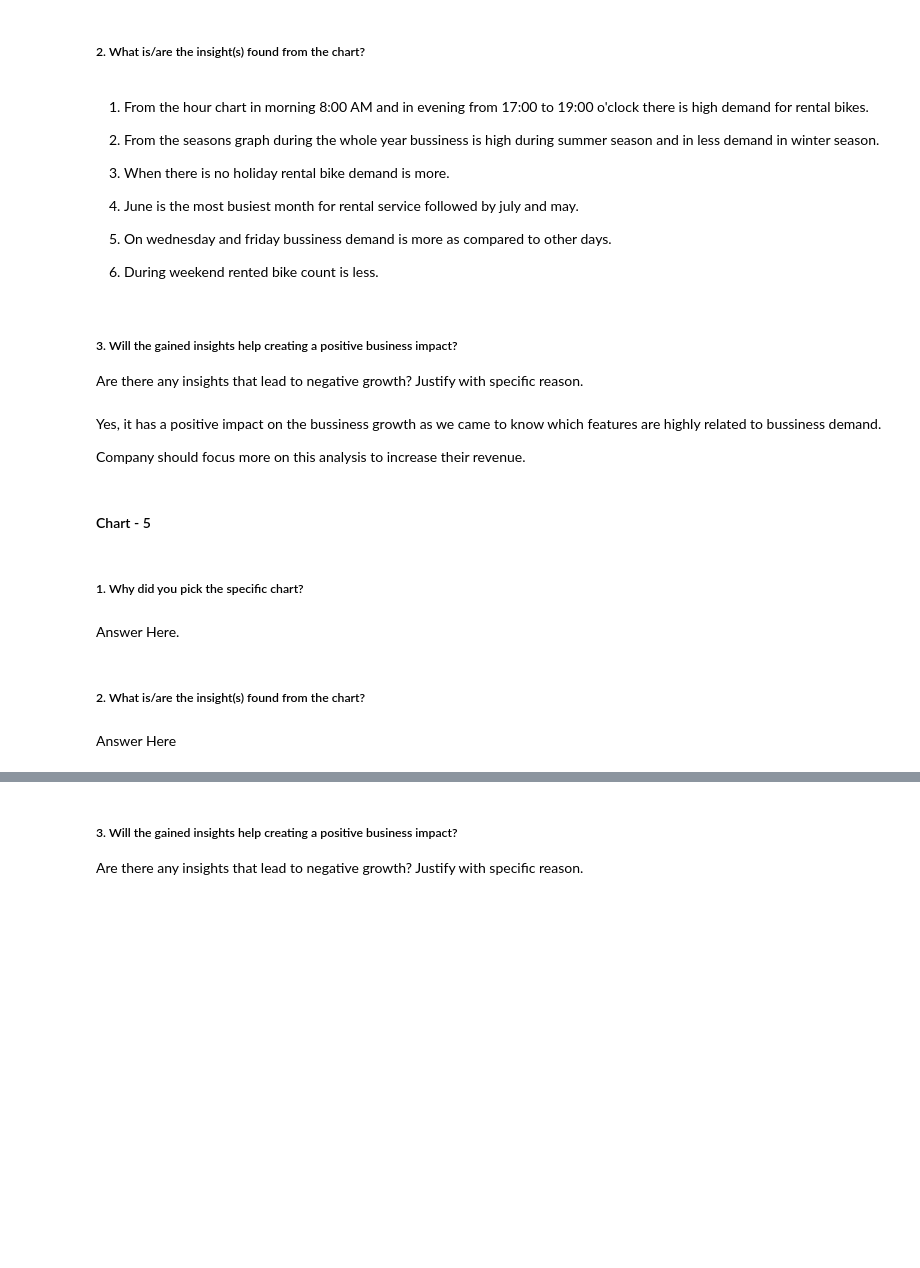
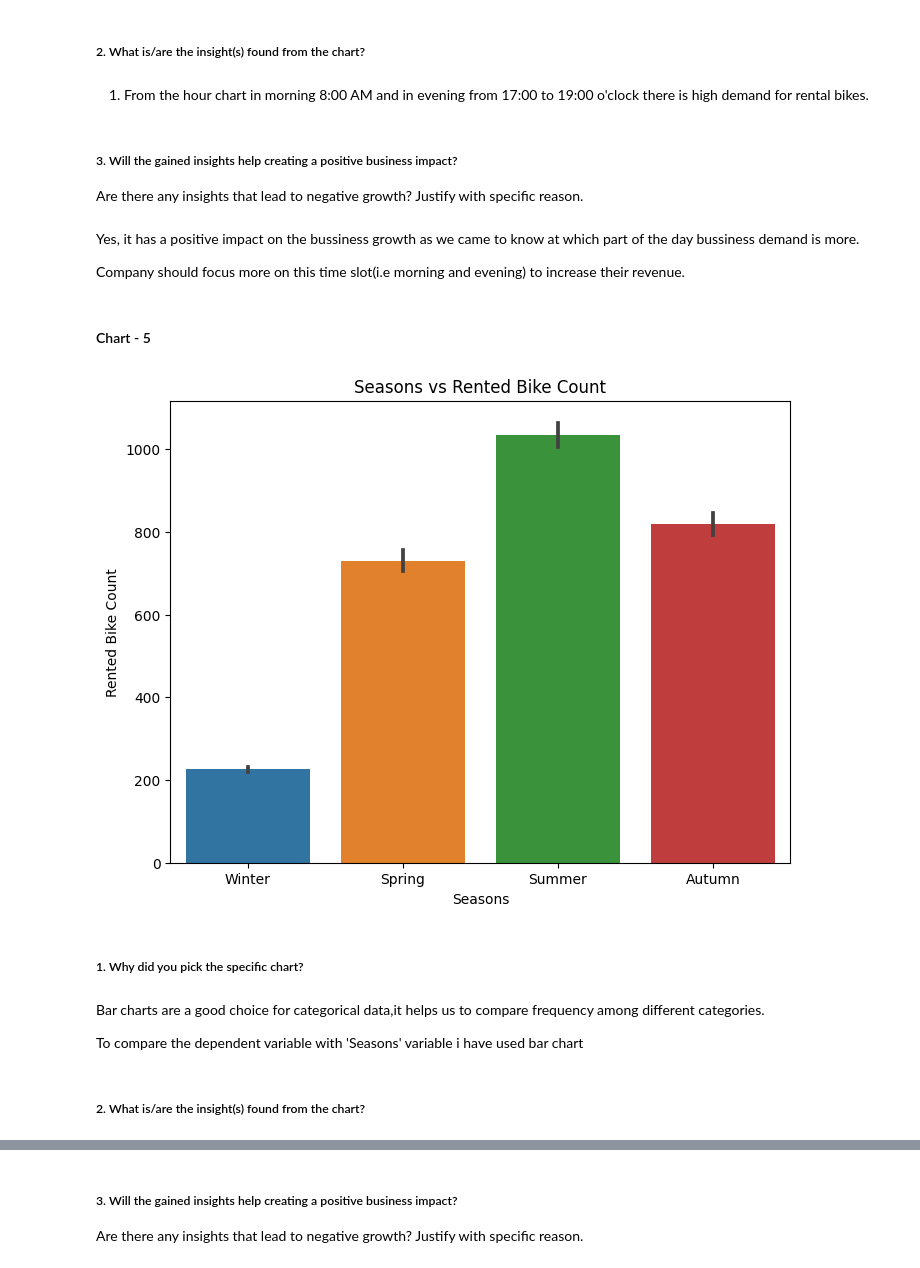
Before and after one commit to CoderSumanesh/Bike-Sharing-Demand-Prediction, a Jupyter notebook: Copy_of_Bike_Sharing_Demand_Prediction_ML_.ipynb, the cells around one changed output, grey strips where cells are left out. Cells and saved outputs as stored; diff of their text form; code cells hidden in the pictures; blank space fills up the shorter version.

```diff
--- a/Copy_of_Bike_Sharing_Demand_Prediction_ML_.ipynb
+++ b/Copy_of_Bike_Sharing_Demand_Prediction_ML_.ipynb
@@ -543,21 +545,12 @@ To compare the dependent variable with categorical variables i have used bar cha
 
 
 1. From the hour chart in  morning 8:00 AM and in evening from 17:00 to 19:00 o'clock there is high demand for rental bikes.
-2. From the seasons graph during the whole year bussiness is high during summer season and in less demand in winter season.
-
-3. When there is no holiday rental bike demand is more.
-
-4. June is the most busiest month for rental service followed by july and may.
-
-5. On wednesday and friday bussiness demand is more as compared to other days.
-
-6. During weekend rented bike count is less.
 # %% [markdown]
 ##### 3. Will the gained insights help creating a positive business impact?
 Are there any insights that lead to negative growth? Justify with specific reason.
 # %% [markdown]
-Yes, it has a positive impact on the bussiness growth as we came to know which features are highly related to bussiness demand.
+Yes, it has a positive impact on the bussiness growth as we came to know at which part of the day bussiness demand is more.
 
-Company should focus more on this analysis to increase their revenue.
+Company should focus more on this time slot(i.e morning and evening) to increase their revenue.
 # %% [markdown]
 #### Chart - 5
@@ -566,8 +557,19 @@ Company should focus more on this analysis to increase their revenue.
+# %%
+# Chart - 5 visualization code
+#Visualization of Dependent variable with 'Seasons' feature.
+plt.figure(figsize=(8,6))
+sns.barplot(x='Seasons',y=dependent_variable[0],data=new_df)
+plt.xlabel('Seasons')
+plt.ylabel(dependent_variable[0])
+plt.title('Seasons'+' vs '+ dependent_variable[0])
+plt.show()
+# %% [output]
+[figure, added]
 # %% [markdown]
 ##### 1. Why did you pick the specific chart?
-# %% [markdown]
-Answer Here.
+# %% [markdown]
+Bar charts are a good choice for categorical data,it helps us to compare frequency among different categories.
+
+To compare the dependent variable with 'Seasons' variable i have used bar chart
 # %% [markdown]
 ##### 2. What is/are the insight(s) found from the chart?
-# %% [markdown]
-Answer Here
```
Also changed, not shown: parts of 20 cells of this notebook.
